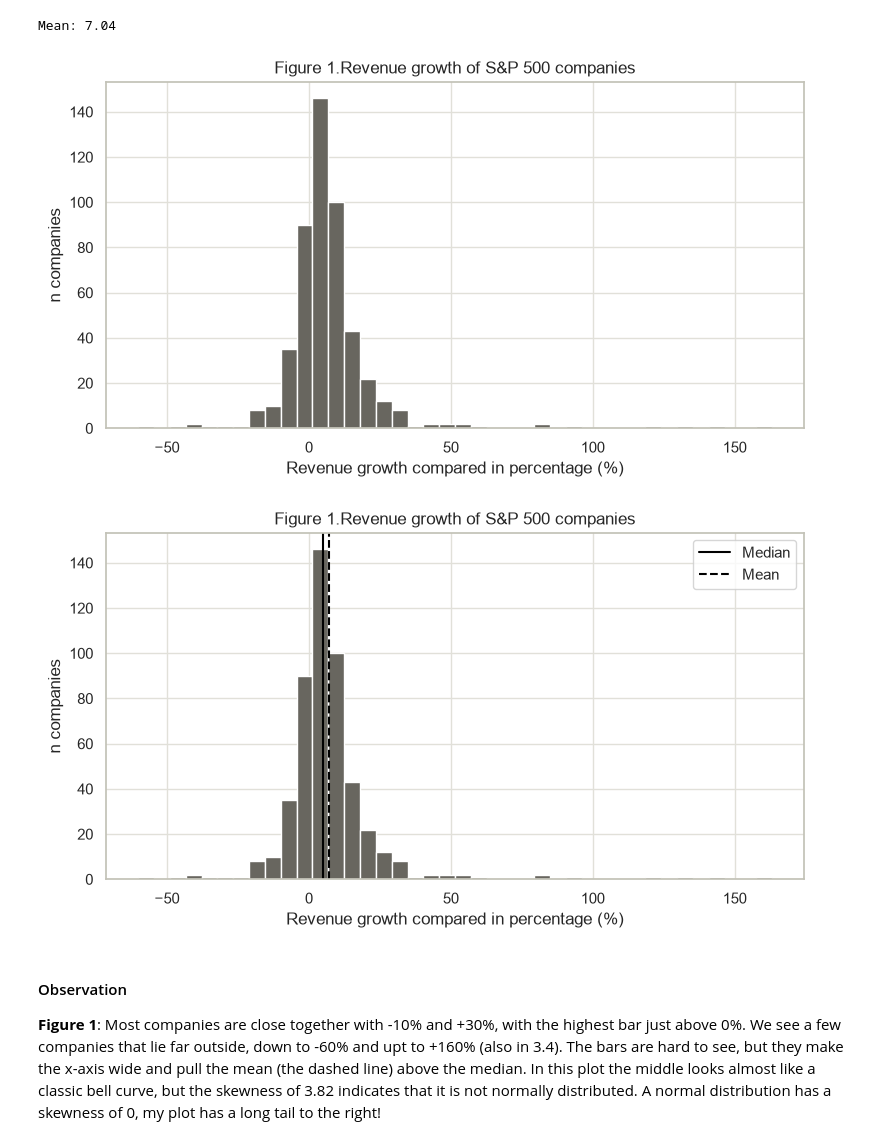
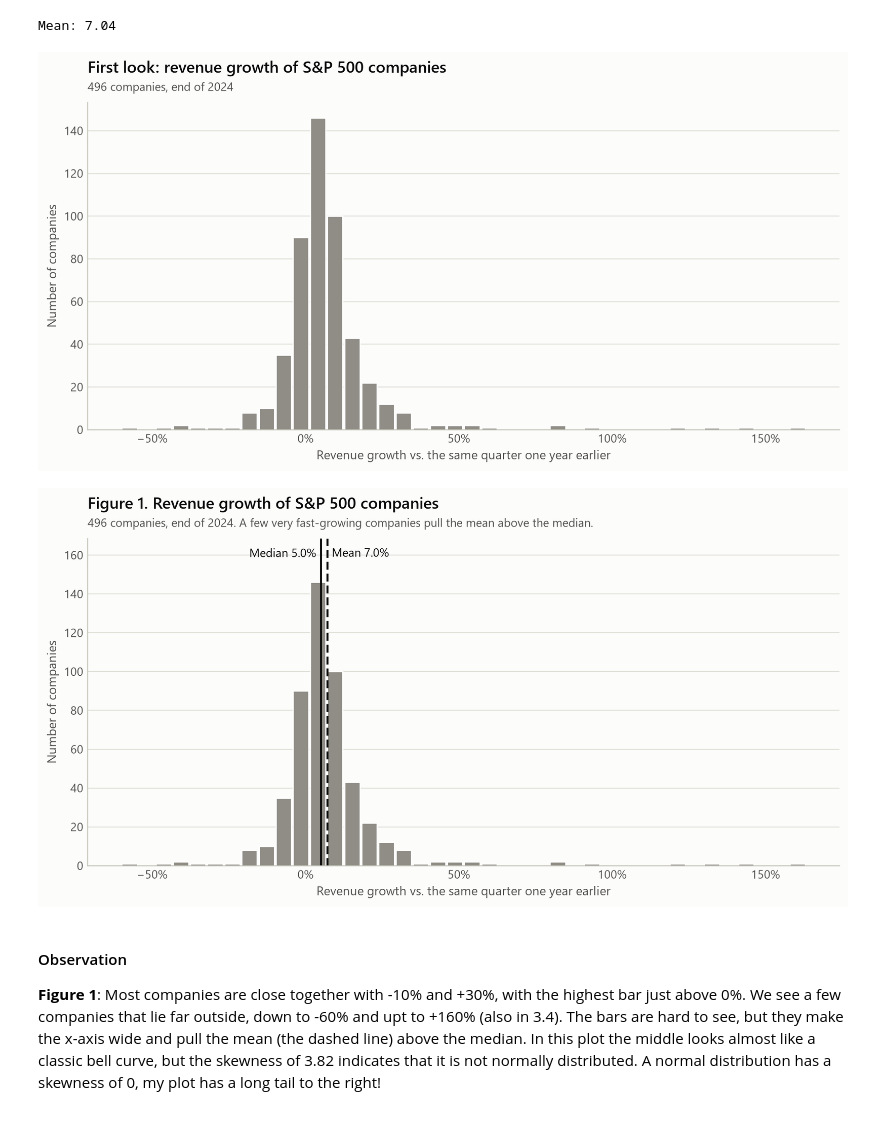
Before and after one commit to Tobolove/sp500-tech-concentration-analysis, a Jupyter notebook: analysis.ipynb, the cells around one changed output. Cells and saved outputs as stored; diff of their text form; code cells hidden in the pictures.

```diff
--- a/analysis.ipynb
+++ b/analysis.ipynb
@@ -722,27 +833,70 @@ print("Mean:", round(growth_mean, 2))
 Mean: 7.04
 # %%
 # Step 3: Histogram of revenue growth 40 bins
-plt.figure(figsize=(9, 4.5))
-plt.hist(df["revenue_growth_pct"], bins=40, color=COLOR_NEUTRAL, edgecolor="white")
-plt.title("Figure 1.Revenue growth of S&P 500 companies")
-plt.xlabel("Revenue growth compared in percentage (%)")
-plt.ylabel("n companies")
+
+def draw_growth_histogram(ax: plt.Axes) -> None:
+    """Draws the histogram of revenue growth for all 496 companies into the given axes.
+
+    The histogram uses 40 bins over the whole range from about -60 % to +163 %.
+    The bars are grey because this figure shows all companies together and no
+    group, and the blue and orange are reserved for Technology and the other
+    sectors. Each bar is drawn at 90 % of its bin width, so a small gap of
+    background separates neighbouring bars without a dark outline. A white
+    outline was tried first, but it covered most of the very short bars that
+    hold only one company and made them look lighter than the others. The
+    x-axis shows the growth in percent, the y-axis the number of companies in
+    each bin.
+
+    The function only draws the bars, the axis labels and the grid. Title,
+    subtitle and reference lines (median, mean) are added by the cell that
+    calls it, so the same histogram can be used for the first look in Step 3
+    and for Figure 1 in Step 4.
+
+    Args:
+        ax: The matplotlib axes to draw into. It reads the column
+            revenue_growth_pct from the cleaned DataFrame df.
+
+    Returns:
+        None. The axes is changed in place.
+    """
+    ax.hist(df["revenue_growth_pct"], bins=40, color=COLOR_NEUTRAL, rwidth=0.9)
+    ax.xaxis.set_major_formatter(PercentFormatter(decimals=0))
+    ax.set_xlabel("Revenue growth vs. the same quarter one year earlier")
+    ax.set_ylabel("Number of companies")
+    style_axes(ax, "y")
+
+
+# First look, without any reference lines
+fig, ax = plt.subplots(figsize=(9, 4.6), layout="constrained")
+draw_growth_histogram(ax)
+add_title(ax, "First look: revenue growth of S&P 500 companies", f"{len(df)} companies, end of 2024")
 plt.show()
 # %% [output]
-[figure, old version]
+[figure, new version]
 # %%
-# Step 4: Histogram of revenue growth with added median and mean lines
-plt.figure(figsize=(9, 4.5))
-plt.hist(df["revenue_growth_pct"], bins=40, color=COLOR_NEUTRAL, edgecolor="white")
-plt.axvline(growth_median, color="black", label="Median")
-plt.axvline(growth_mean, color="black", linestyle="--", label="Mean")
-plt.title("Figure 1.Revenue growth of S&P 500 companies")
-plt.xlabel("Revenue growth compared in percentage (%)")
-plt.ylabel("n companies")
-plt.legend()
+# Step 4: Figure 1, the same histogram with the median (solid line) and the mean (dashed line)
+fig, ax = plt.subplots(figsize=(9, 4.6), layout="constrained")
+draw_growth_histogram(ax)
+
+# Some extra room above the highest bar for the two labels
+top = ax.get_ylim()[1] * 1.1
+ax.set_ylim(0, top)
+
+ax.axvline(growth_median, color=INK, linewidth=1.6)
+ax.axvline(growth_mean, color=INK, linewidth=1.6, linestyle=(0, (4, 2)))
+
+# Label left of the median line and right of the mean line, so the two labels do not overlap
+ax.text(growth_median - 1.5, top * 0.97, f"Median {growth_median:.1f}%", ha="right", va="top", fontsize=9.5, color=INK)
+ax.text(growth_mean + 1.5, top * 0.97, f"Mean {growth_mean:.1f}%", ha="left", va="top", fontsize=9.5, color=INK)
+
+add_title(
+    ax,
+    "Figure 1. Revenue growth of S&P 500 companies",
+    f"{len(df)} companies, end of 2024. A few very fast-growing companies pull the mean above the median.",
+)
 plt.show()
 # %% [output]
-[figure, old version]
+[figure, new version]
 # %% [markdown]
 #### Observation
 
```
Also changed, not shown: parts of 8 cells of this notebook, 2 other files.
